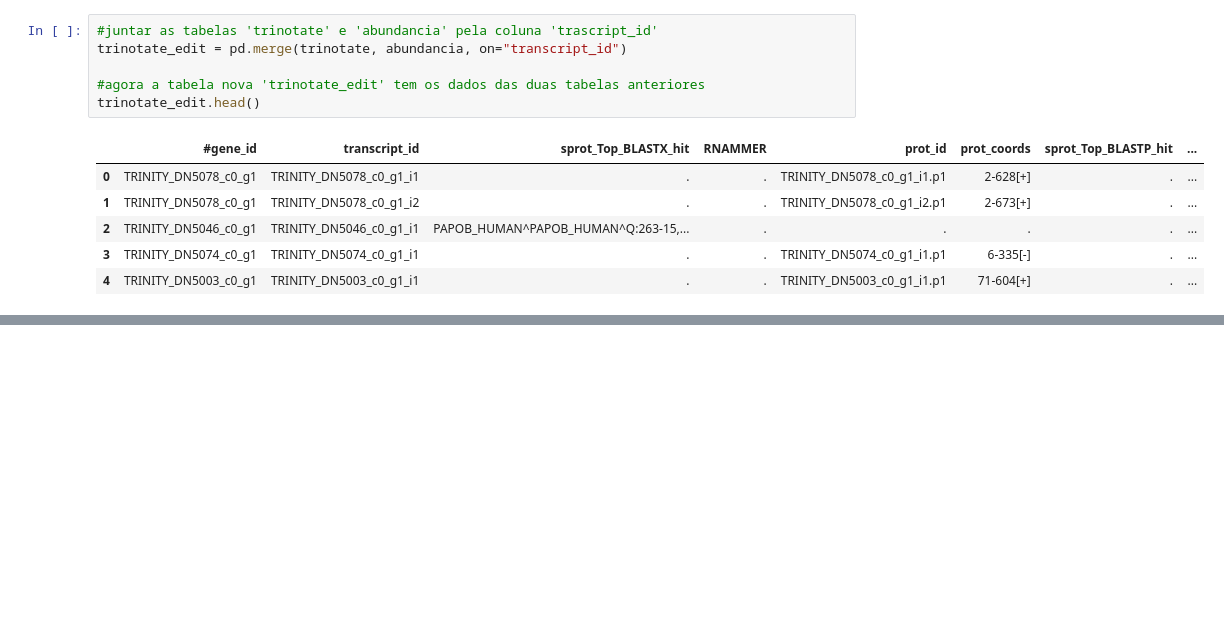
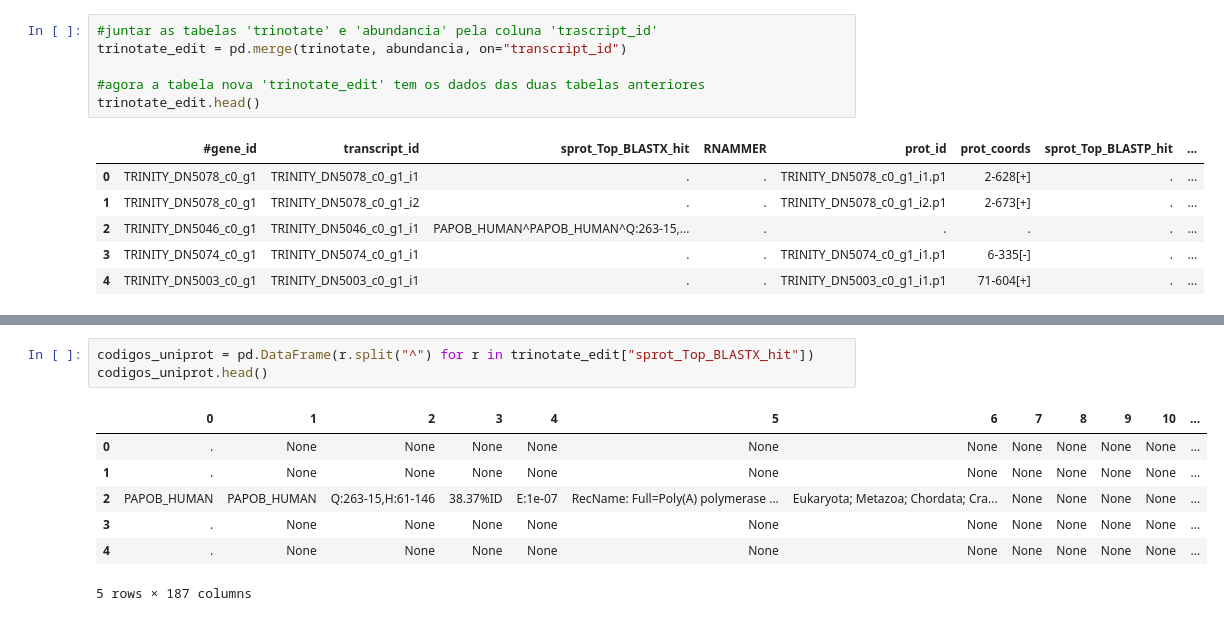
Before and after one commit to juliaradula/rhizomucor_miehei_transcriptome, a Jupyter notebook: transcriptome_dataframe_modifications.ipynb, the cells around one changed output, grey strips where cells are left out. Cells and saved outputs as stored; diff of their text form; blank space fills up the shorter version.

```diff
--- a/transcriptome_dataframe_modifications.ipynb
+++ b/transcriptome_dataframe_modifications.ipynb
@@ -474,0 +382,11 @@ trinotate_edit3
+# %%
+codigos_uniprot = pd.DataFrame(r.split("^") for r in trinotate_edit["sprot_Top_BLASTX_hit"])
+codigos_uniprot.head()
+# %% [output]
+|  | 0 | 1 | 2 | 3 | 4 | 5 | 6 | 7 | 8 | 9 | 10 | ... |
+| 0 | . | None | None | None | None | None | None | None | None | None | None | ... |
+| 1 | . | None | None | None | None | None | None | None | None | None | None | ... |
+| 2 | PAPOB_HUMAN | PAPOB_HUMAN | Q:263-15,H:61-146 | 38.37%ID | E:1e-07 | RecName: Full=Poly(A) polymerase ... | Eukaryota; Metazoa; Chordata; Cra... | None | None | None | None | ... |
+| 3 | . | None | None | None | None | None | None | None | None | None | None | ... |
+| 4 | . | None | None | None | None | None | None | None | None | None | None | ... |
+5 rows × 187 columns
```
Also changed, not shown: parts of 55 cells of this notebook.
